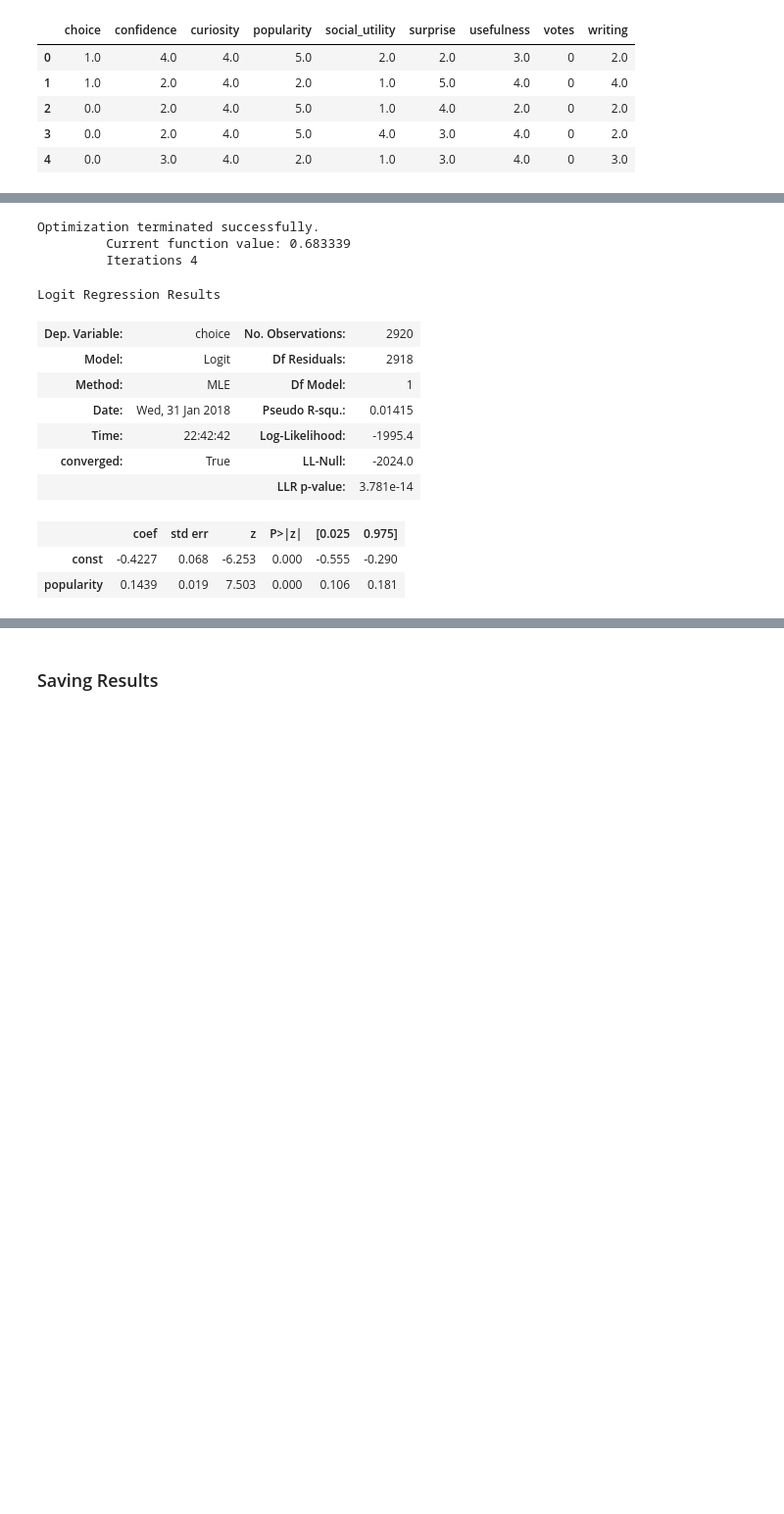
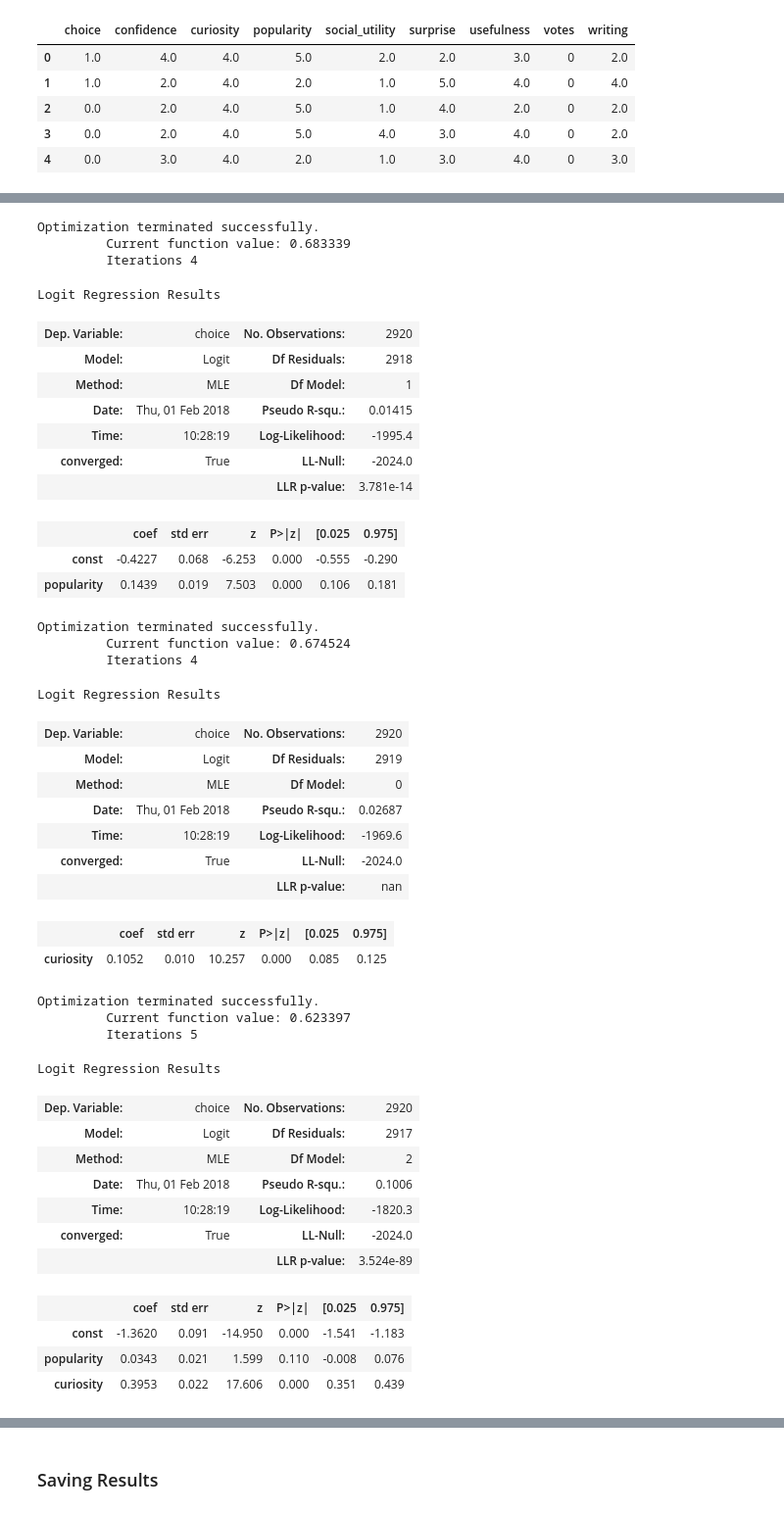
Before and after one commit to hermish/concepts-research, a Jupyter notebook: analysis/5-cogsci-paper/2-experiment-two.ipynb, the cells around one changed output, grey strips where cells are left out. Shown: that part at 98% size. Saved outputs shown, nothing was run; the diff lists cells and outputs as text; code cells hidden in the pictures; blank space fills up the shorter version.

```diff
--- a/analysis/5-cogsci-paper/2-experiment-two.ipynb
+++ b/analysis/5-cogsci-paper/2-experiment-two.ipynb
@@ -246,24 +246,66 @@ Logit Regression Results
 # %%
 # Popularity
 X = new_data['popularity']
 y = new_data['choice']
 X = sm.add_constant(X)
 
 logit_model = sm.Logit(y, X)
 results = logit_model.fit()
-results.summary()
+display(results.summary())
+
+# Curiosity
+X = new_data['curiosity']
+logit_model = sm.Logit(y, X)
+results = logit_model.fit()
+display(results.summary())
+
+# Both
+X = new_data[['popularity', 'curiosity']]
+X = sm.add_constant(X)
+
+logit_model = sm.Logit(y, X)
+results = logit_model.fit()
+display(results.summary())
 # %% [output]
 Optimization terminated successfully.
          Current function value: 0.683339
          Iterations 4
 Logit Regression Results
 | Dep. Variable: | choice | No. Observations: | 2920 |
 | Model: | Logit | Df Residuals: | 2918 |
 | Method: | MLE | Df Model: | 1 |
-| Date: | Wed, 31 Jan 2018 | Pseudo R-squ.: | 0.01415 |
-| Time: | 22:42:42 | Log-Likelihood: | -1995.4 |
+| Date: | Thu, 01 Feb 2018 | Pseudo R-squ.: | 0.01415 |
+| Time: | 10:28:19 | Log-Likelihood: | -1995.4 |
 | converged: | True | LL-Null: | -2024.0 |
 |  |  | LLR p-value: | 3.781e-14 |
 |  | coef | std err | z | P>|z| | [0.025 | 0.975] |
 | const | -0.4227 | 0.068 | -6.253 | 0.000 | -0.555 | -0.290 |
 | popularity | 0.1439 | 0.019 | 7.503 | 0.000 | 0.106 | 0.181 |
+Optimization terminated successfully.
+         Current function value: 0.674524
+         Iterations 4
+Logit Regression Results
+| Dep. Variable: | choice | No. Observations: | 2920 |
+| Model: | Logit | Df Residuals: | 2919 |
+| Method: | MLE | Df Model: | 0 |
+| Date: | Thu, 01 Feb 2018 | Pseudo R-squ.: | 0.02687 |
+| Time: | 10:28:19 | Log-Likelihood: | -1969.6 |
+| converged: | True | LL-Null: | -2024.0 |
+|  |  | LLR p-value: | nan |
+|  | coef | std err | z | P>|z| | [0.025 | 0.975] |
+| curiosity | 0.1052 | 0.010 | 10.257 | 0.000 | 0.085 | 0.125 |
+Optimization terminated successfully.
+         Current function value: 0.623397
+         Iterations 5
+Logit Regression Results
+| Dep. Variable: | choice | No. Observations: | 2920 |
+| Model: | Logit | Df Residuals: | 2917 |
+| Method: | MLE | Df Model: | 2 |
+| Date: | Thu, 01 Feb 2018 | Pseudo R-squ.: | 0.1006 |
+| Time: | 10:28:19 | Log-Likelihood: | -1820.3 |
+| converged: | True | LL-Null: | -2024.0 |
+|  |  | LLR p-value: | 3.524e-89 |
+|  | coef | std err | z | P>|z| | [0.025 | 0.975] |
+| const | -1.3620 | 0.091 | -14.950 | 0.000 | -1.541 | -1.183 |
+| popularity | 0.0343 | 0.021 | 1.599 | 0.110 | -0.008 | 0.076 |
+| curiosity | 0.3953 | 0.022 | 17.606 | 0.000 | 0.351 | 0.439 |
```
Also changed, not shown: parts of 5 cells of this notebook, 5 other files.
